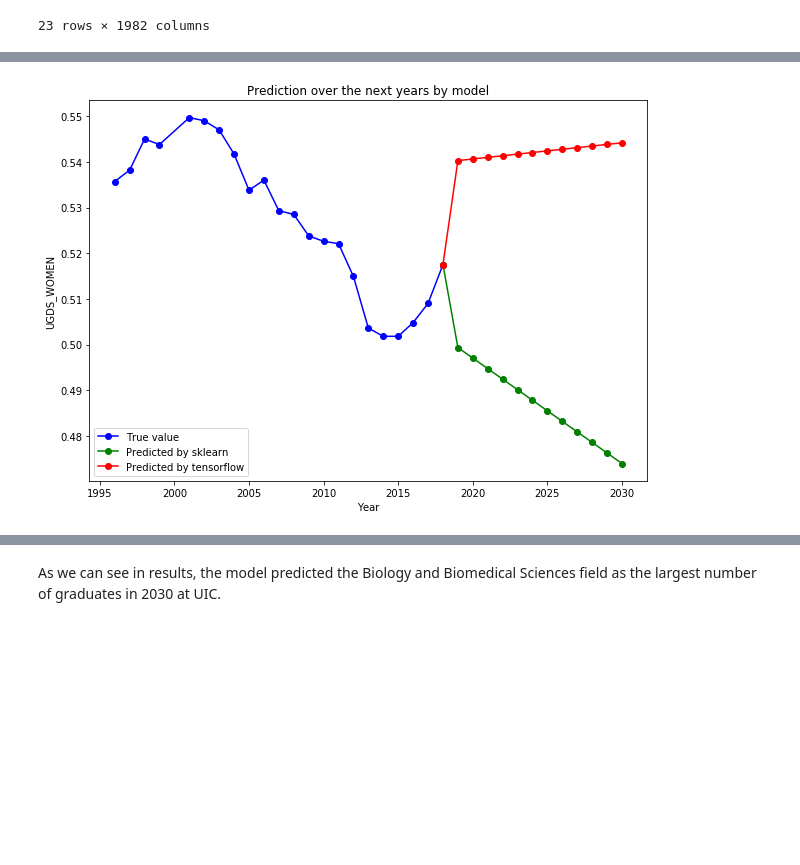
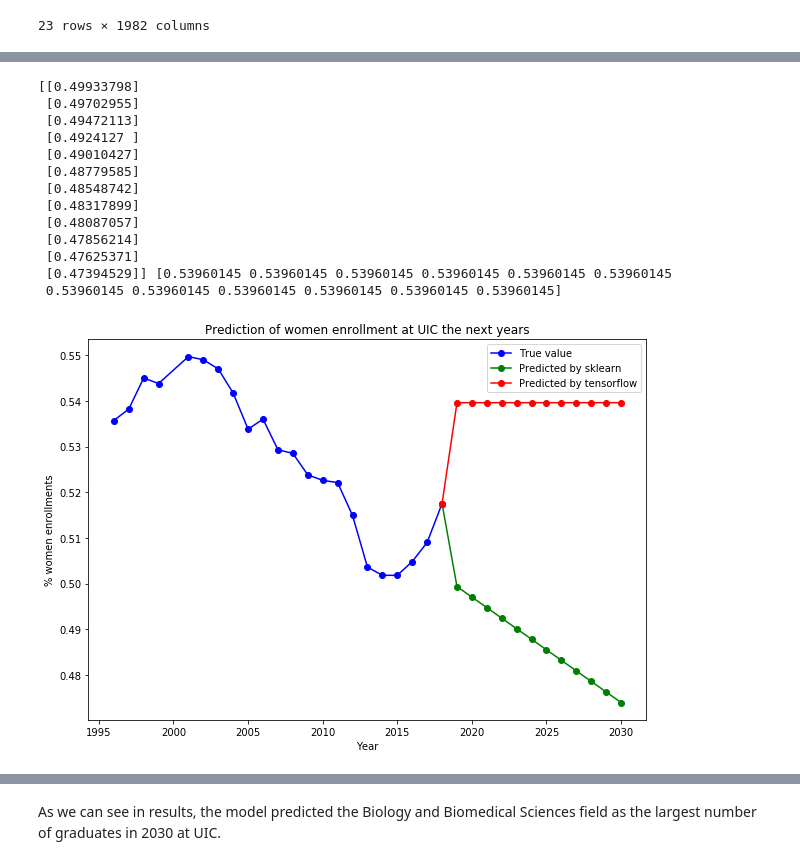
Before and after one commit to YJDave/cs418-s20-cs418_spring20_mighty_python, a Jupyter notebook: main.ipynb, the cells around one changed output, grey strips where cells are left out. Drawn from its saved outputs; the diff is of its cells as text; code cells hidden in the pictures; blank space fills up the shorter version.

Commit message:
Add model to predict the enrollment at UIC n 2030.

```diff
--- a/main.ipynb
+++ b/main.ipynb
@@ -474,10 +474,10 @@ from sklearn.metrics import mean_squared_error
 
 def predict_using_sklearn(uic, column_name):
     uit = uic[uic[column_name]!=0]
-#     x_all = np.array([[i/2000] for i in uit['year']])
-#     y_all = np.array([[i] for i in uit[column_name]])
-    x_all = np.array([[i] for i in uit[column_name]])[:-1]
-    y_all = np.array([[i] for i in uit[column_name]])[1:]
+    x_all = np.array([[i] for i in uit['year']])
+    y_all = np.array([[i] for i in uit[column_name]])
+#     x_all = np.array([[i] for i in uit[column_name]])[:-1]
+#     y_all = np.array([[i] for i in uit[column_name]])[1:]
     x_train, x_test = x_all[:20], x_all[20:]
     y_train, y_test = y_all[:20], y_all[20:]
 
@@ -498,7 +498,7 @@ from tensorflow.keras import layers
 
 def build_model():
     model = keras.Sequential([
-        layers.Dense(12, activation='relu', input_shape=[1]),
+        layers.Dense(12, activation='sigmoid', input_shape=[1]),
         layers.Dense(1)
     ])
     optimizer = tf.keras.optimizers.RMSprop(0.001)
@@ -514,10 +514,10 @@ def predict_using_tensorflow(uic, column_name):
     EPOCHS = 100
 
     uit = uic[uic[column_name]!=0]
-    x_all = np.array([[i] for i in uit[column_name]])[:-1]
-    y_all = np.array([[i] for i in uit[column_name]])[1:]
-#     x_all = np.array([[i/2000] for i in uit['year']])
-#     y_all = np.array([[i] for i in uit[column_name]])
+#     x_all = np.array([[i] for i in uit[column_name]])[:-1]
+#     y_all = np.array([[i] for i in uit[column_name]])[1:]
+    x_all = np.array([[i] for i in uit['year']])
+    y_all = np.array([[i] for i in uit[column_name]])
     x_train, x_test = x_all[:20], x_all[20:]
     y_train, y_test = y_all[:20], y_all[20:]
     history = model.fit(
@@ -532,9 +532,9 @@ def predict_using_tensorflow(uic, column_name):
     print("Testing set Mean Abs Error: {:5.2f} MPG".format(mae))
     # model.predict(x_test).flatten()
 #     return model.predict([[i/2000] for i in range(2019, 2031)]).flatten()
-    return model.predict([[i] for i in range(2019, 2031)]).flatten()
+    return mse, model.predict([[i] for i in range(2019, 2031)]).flatten()
 # %%
 column_name = 'UGDS_WOMEN'
 y1 = predict_using_sklearn(uic, column_name)[1]
-y2 = predict_using_tensorflow(uic, column_name)
+y2 = predict_using_tensorflow(uic, column_name)[1]
 # %% [output]
@@ -545,5 +545,5 @@ WARNING:tensorflow:10 out of the last 32 calls to <function Model.make_predict_f
 # %%
-def plot_predicted_value_graph(column_name):
+def plot_predicted_value_graph(column_name, y1, y2):
     x = list(uic[uic[column_name]!=0]['year'])
     yo = list(uic[uic[column_name]!=0][column_name])
     fig, axs = plt.subplots(nrows=1, figsize=(10, 7))
@@ -553,35 +553,48 @@ def plot_predicted_value_graph(column_name):
     y  = [i[0] for i in y1]
     y.insert(0, yo[-1])
     plot_graph(x, y, '-og', "Year", column_name, "Prediction over the next years by model", label='Predicted by sklearn')
 
     y = list(y2)
     y.insert(0, yo[-1])
-    plot_graph(x, y, '-or', "Year", column_name, "Prediction over the next years by model", label='Predicted by tensorflow')
+    plot_graph(x, y, '-or', "Year", "% women enrollments", "Prediction of women enrollment at UIC the next years", label='Predicted by tensorflow')
     plt.legend()
 
-# # print(y1, y2)
+print(y1, y2)
 # # print(list(**y1))
 # # print([i[0] for i in y1])
 # x = list(uic[uic[column_name]!=0]['year'])
 # yo = list(uic[uic[column_name]!=0][column_name])
 # fig, axs = plt.subplots(nrows=1, figsize=(10, 7))
 # plot_graph(x, yo, '-ob', "Year", column_name, "Prediction over the next years by model", label='True value')
 # # print(x, y)
 # x = [i for i in range(2018, 2031)]
 # y  = [i[0] for i in y1]
 # y.insert(0, yo[-1])
 # # print(y)
 # plot_graph(x, y, '-og', "Year", column_name, "Prediction over the next years by model", label='Predicted by sklearn')
 # # type(y2)
 # y = list(y2)
 # y.insert(0, yo[-1])
 # # print(y)
 # plot_graph(x, y, '-or', "Year", column_name, "Prediction over the next years by model", label='Predicted by tensorflow')
 # plt.legend()
 # # plt.title("")
 # # plt.xticks(x)
 # # print()
-plot_predicted_value_graph(column_name)
+plot_predicted_value_graph(column_name, y1, y2)
 # %% [output]
+[[0.49933798]
+ [0.49702955]
+ [0.49472113]
+ [0.4924127 ]
+ [0.49010427]
+ [0.48779585]
+ [0.48548742]
+ [0.48317899]
+ [0.48087057]
+ [0.47856214]
+ [0.47625371]
+ [0.47394529]] [0.53960145 0.53960145 0.53960145 0.53960145 0.53960145 0.53960145
+ 0.53960145 0.53960145 0.53960145 0.53960145 0.53960145 0.53960145]
-[figure, old version]
+[figure, new version]
 # %%
```
Also changed, not shown: parts of 3 cells of this notebook.
